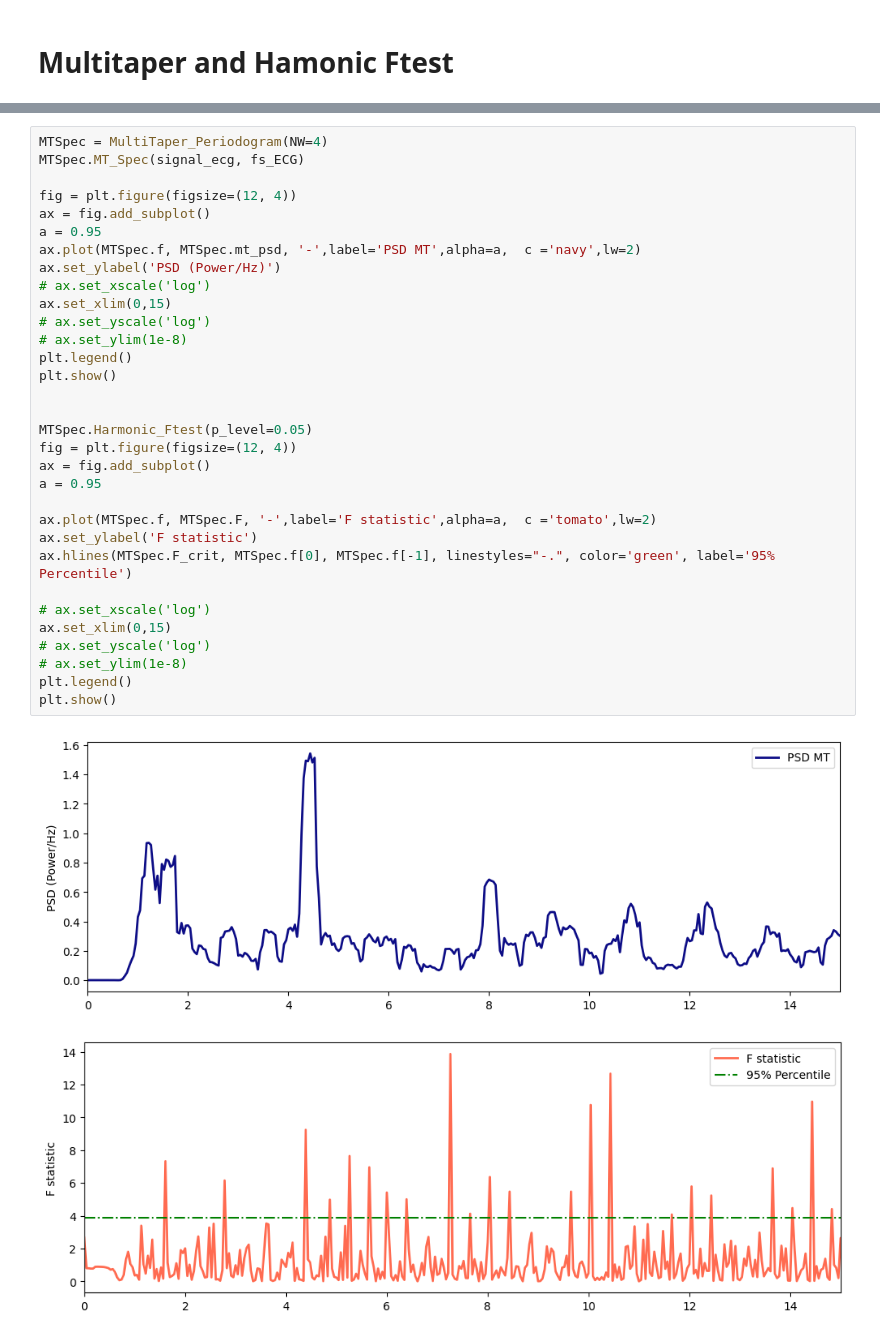
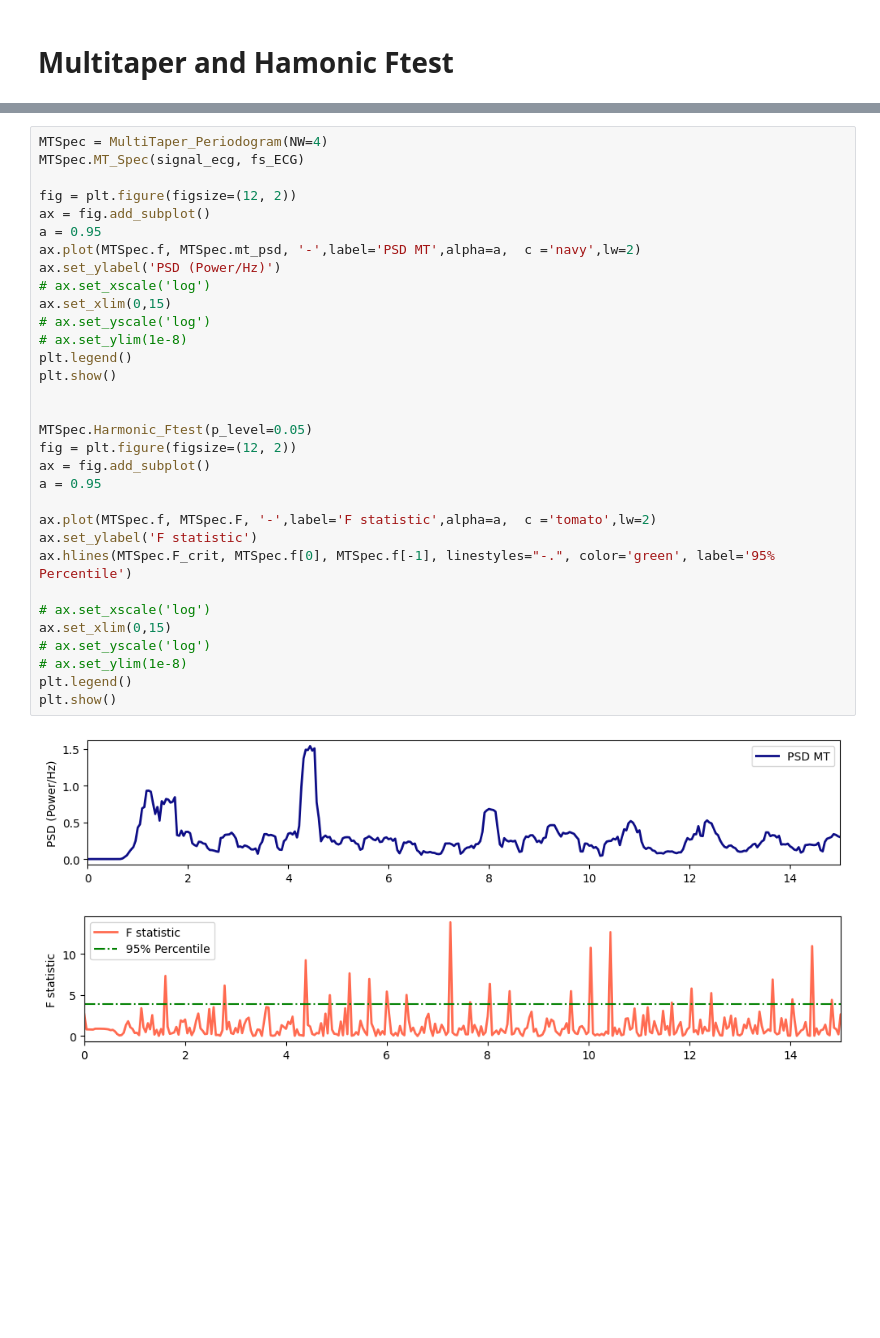
Before and after one commit to Chamusuke/Multitaper_harmonic_Ftest, a Jupyter notebook: python/example.ipynb, the cells around one changed output, grey strips where cells are left out. Saved outputs shown, nothing was run; the diff lists cells and outputs as text; blank space fills up the shorter version.

```diff
--- a/python/example.ipynb
+++ b/python/example.ipynb
@@ -152,37 +152,37 @@ plt.show()
 MTSpec = MultiTaper_Periodogram(NW=4)
 MTSpec.MT_Spec(signal_ecg, fs_ECG)
 
-fig = plt.figure(figsize=(12, 4))
+fig = plt.figure(figsize=(12, 2))
 ax = fig.add_subplot()
 a = 0.95
 ax.plot(MTSpec.f, MTSpec.mt_psd, '-',label='PSD MT',alpha=a,  c ='navy',lw=2)
 ax.set_ylabel('PSD (Power/Hz)')
 # ax.set_xscale('log')
 ax.set_xlim(0,15)
 # ax.set_yscale('log')
 # ax.set_ylim(1e-8)
 plt.legend()
 plt.show()
 
 
 MTSpec.Harmonic_Ftest(p_level=0.05)
-fig = plt.figure(figsize=(12, 4))
+fig = plt.figure(figsize=(12, 2))
 ax = fig.add_subplot()
 a = 0.95
 
 ax.plot(MTSpec.f, MTSpec.F, '-',label='F statistic',alpha=a,  c ='tomato',lw=2)
 ax.set_ylabel('F statistic')
 ax.hlines(MTSpec.F_crit, MTSpec.f[0], MTSpec.f[-1], linestyles="-.", color='green', label='95% Percentile')
 
 # ax.set_xscale('log')
 ax.set_xlim(0,15)
 # ax.set_yscale('log')
 # ax.set_ylim(1e-8)
 plt.legend()
 plt.show()
 # %% [output]
-[figure, old version]
+[figure, new version]
-[figure, old version]
+[figure, new version]
 # %%
 signal_ppg = df_ecg["PPG"].iloc[125:5000].to_numpy()
 time_ppg = df_ecg["Time"].iloc[125:5000].to_numpy()
```
Also changed, not shown: parts of 7 cells of this notebook.
